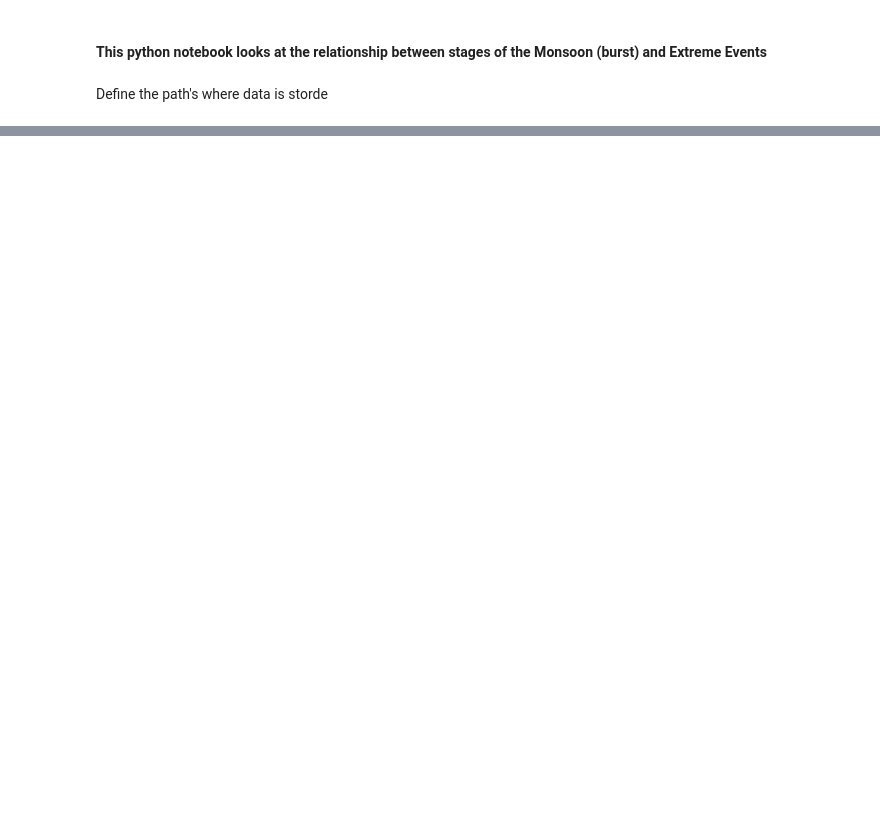
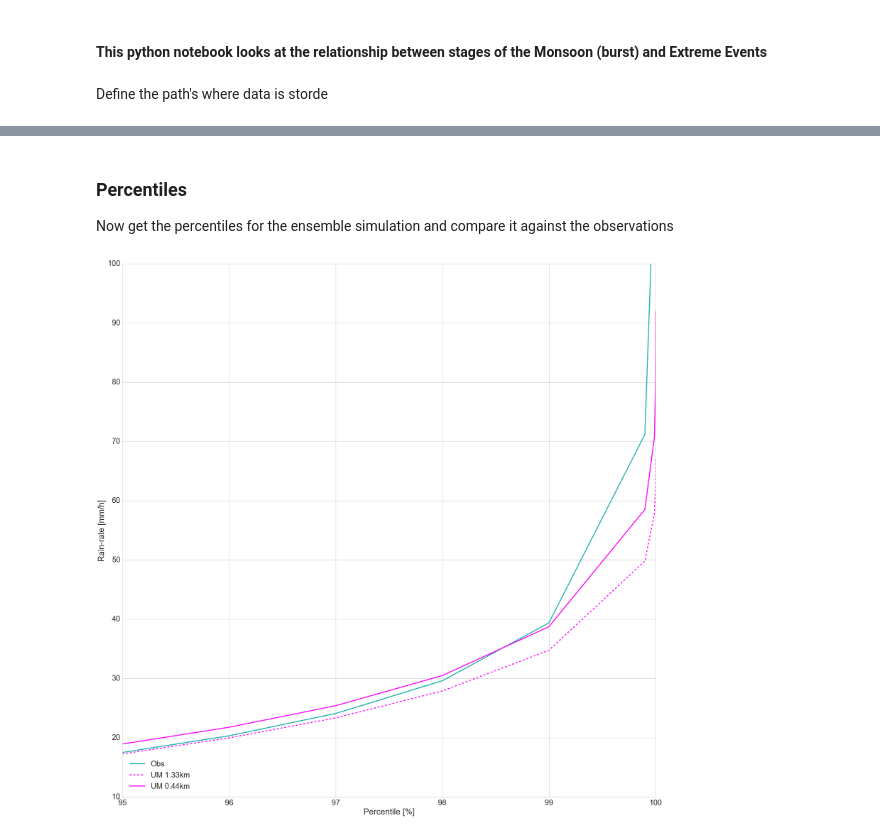
Before and after one commit to antarcticrainforest/RainfallExtremes, a Jupyter notebook: python/MonsoonAndExtremes.ipynb, the cells around one changed output, grey strips where cells are left out. Cells and saved outputs as stored; diff of their text form; code cells hidden in the pictures; blank space fills up the shorter version.

```diff
--- a/python/MonsoonAndExtremes.ipynb
+++ b/python/MonsoonAndExtremes.ipynb
@@ -458,13 +31,0 @@ for i, idx in enumerate(C[1:]):
-# %%
-ax = fig.add_subplot(111)
-i=0
-mpl.rcParams['figure.figsize'] = [15,15]
-try:
-    im = m.pcolormesh(lon, lat, mask*C[i].filled(0),vmax=maxval[i],cmap=mpl.cm.magma)
-except AttributeError:
-    im = m.pcolormesh(lon, lat, mask*C[i],vmax=maxval[i],cmap=mpl.cm.magma)
-m.drawcoastlines(color='w')
-cbar=m.colorbar(im,location='bottom',pad='5%')
-cbar.set_label(u'N Events above 99th%',size=22)
-cbar.ax.tick_params(labelsize=22)
-ax.set_title('Extremes %s'%names[i])
@@ -509,0 +318,25 @@ pd.read_hdf(DFFile,'/breaks')
+# %% [markdown]
+### Percentiles
+Now get the percentiles for the ensemble simulation and compare it against the observations
+# %%
+
+OBS_perc = pd.read_hdf(PercF, 'break')['10min']
+UM133_perc = np.nanpercentile(np.ma.masked_less_equal(UM133ens.variables['lsrain'][:],0.019).filled(np.nan), OBS_perc.index)
+UM044_perc = np.nanpercentile(np.ma.masked_less_equal(UM044ens.variables['lsrain'][:],0.019).filled(np.nan), OBS_perc.index)
+PERC = pd.DataFrame({'Obs':OBS_perc.values, 'UM 1.33km':UM133_perc, 'UM 0.44km':UM044_perc}, index=OBS_perc.index)
+# %%
+fig=plt.figure()
+ax = fig.add_subplot(111)
+ax.plot(PERC.index, PERC['Obs'].values, color='lightseagreen', linestyle='-', label='Obs',lw=3)
+ax.plot(PERC.index, PERC['UM 1.33km'].values*1.5, color='fuchsia', linestyle='--', label='UM 1.33km',lw=3)
+ax.plot(PERC.index, PERC['UM 0.44km'].values*2, color='fuchsia', linestyle='-', label='UM 0.44km', lw=3)
+ax.set_xlim(95,100)
+ax.set_ylim(10,100)
+#ax.set_yscale('log')
+#ax.set_xscale('log')
+ax.set_xlabel('Percentile [%]', fontsize=26)
+ax.set_ylabel('Rain-rate [mm/h]', fontsize=26)
+ax.legend(loc=0, fontsize=24)
+ax.tick_params(labelsize=24)
+# %% [output]
+[figure, added]
```
Also changed, not shown: parts of 63 cells of this notebook.
